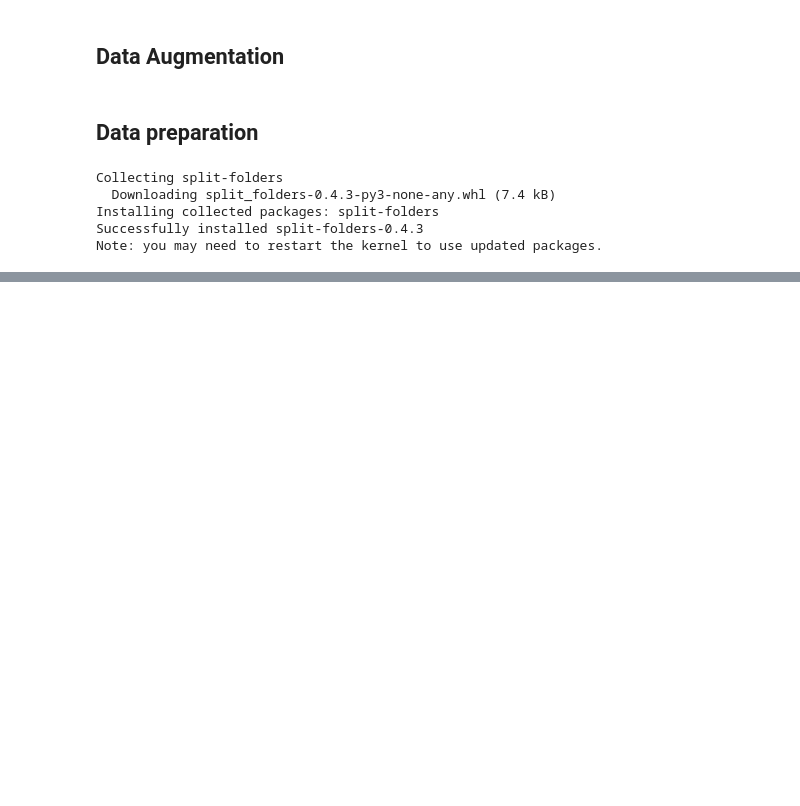
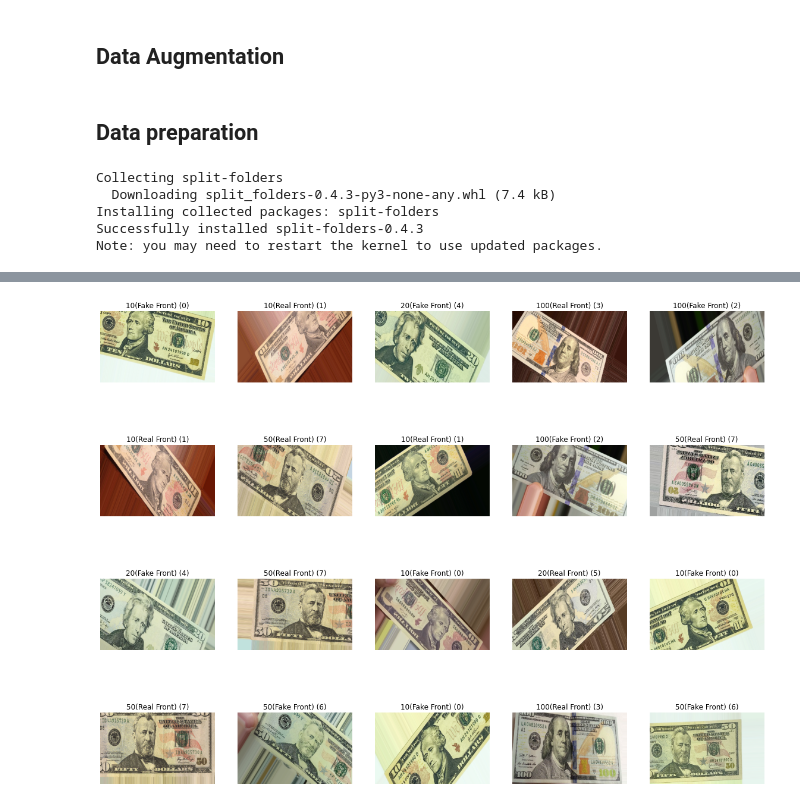
Before and after one commit to lahirudsilva/Counterfeit-Seeker, a Jupyter notebook: counterfeit-banknote-detection.ipynb, the cells around one changed output, grey strips where cells are left out. Drawn from its saved outputs; the diff is of its cells as text; code cells hidden in the pictures; blank space fills up the shorter version.

```diff
--- a/counterfeit-banknote-detection.ipynb
+++ b/counterfeit-banknote-detection.ipynb
@@ -49,0 +146,25 @@ splitfolders.ratio(input_folder, output="dataset",
+# %%
+#save the list of classes (labels).
+class_names = list(train_generator.class_indices.keys())
+
+#save the number of labels.
+num_classes = train_generator.num_classes
+# %%
+# Show sample of images.
+plt.figure(figsize=(20, 20))
+images = []
+labels = []
+for itr in train_generator.next():
+    for i in range(20):
+        if len(images) < 20:
+            images.append(itr[i].astype("uint8"))
+        else:
+            labels.append(list(itr[i]).index(1))
+
+for i in range(len(images)):
+    ax = plt.subplot(5, 5, i + 1)
+    plt.imshow(images[i])
+    plt.title(class_names[labels[i]].replace('_',' ') +' ('+str(int(labels[i]))+')')
+    plt.axis("off")
+# %% [output]
+[figure, added]
```
Also changed, not shown: parts of 28 cells of this notebook.
